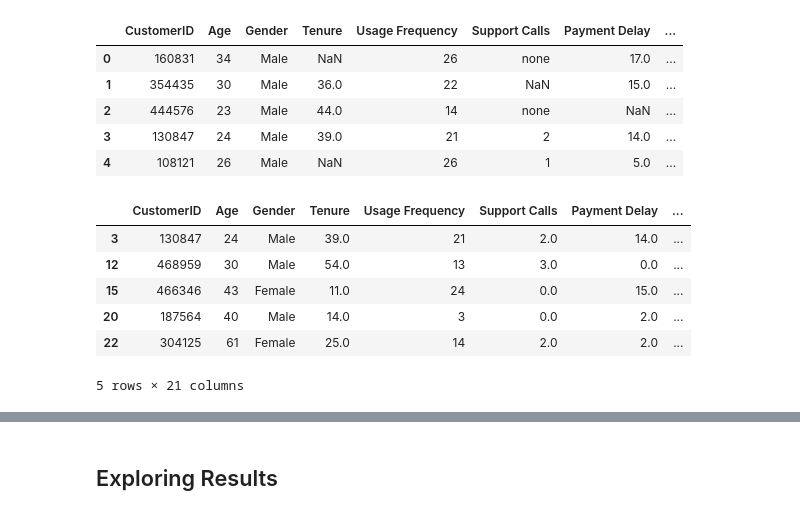
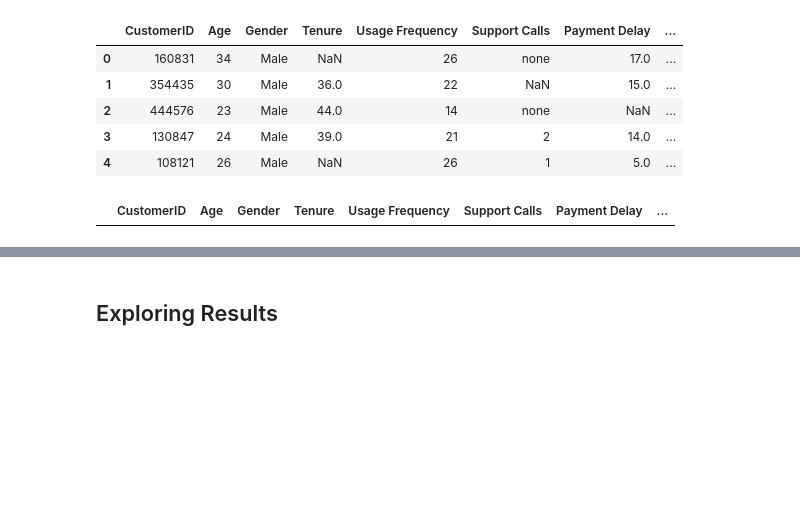
Before and after one commit to sterlingdavis314/mat311-credit_card_fraud, a Jupyter notebook: notebooks/churn_pred.ipynb, the cells around one changed output, grey strips where cells are left out. Drawn from its saved outputs; the diff is of its cells as text; code cells hidden in the pictures; blank space fills up the shorter version.

```diff
--- a/notebooks/churn_pred.ipynb
+++ b/notebooks/churn_pred.ipynb
@@ -19,7 +19,7 @@ from sklearn.tree import DecisionTreeClassifier, plot_tree
 # %%
 def replace_known_zero(df: pd.DataFrame, column: str) -> None:
     df[column] = df[column].replace("none", 0)
-    df[column] = df[column].replace("NaN", 0)
+    df[column] = df[column].replace(np.nan, 0)
     # print(processed_data["Support Calls"].value_counts())
     df[column] = df[column].astype("float")
 
@@ -31,8 +31,11 @@ def clean_data(dataframe: pd.DataFrame, drop: bool = True) -> pd.DataFrame:
     processed_data = one_hot_encoding(processed_data, "Contract Length")
     processed_data = one_hot_encoding(processed_data, "Customer Status", possible_values=["active", "inactive"])
 
-    replace_known_zero(processed_data, column="Support Calls")
-    replace_known_zero(processed_data, column="Payment Delay")
+    for col in ["Support Calls", "Tenure", "Payment Delay", "Last Interaction"]:
+        replace_known_zero(processed_data, column=col)
+    # replace_known_zero(processed_data, column="Support Calls")
+    # replace_known_zero(processed_data, column="Payment Delay")
+    # replace_known_zero(processed_data, column="Last Interaction")
 
     if drop:
         processed_data = processed_data.dropna()
@@ -82,15 +87,10 @@ y = processed_data["Churn"]
 X_train, X_test, y_train, y_test = train_test_split(X, y, test_size=0.3)
 # %%
 # print(unprocessed_data.head(n=20))
-processed_data.head()
+test_df = clean_data(unprocessed_data, drop=False)
+test_df[test_df.isna().any(axis=1)]
 # %% [output]
 |  | CustomerID | Age | Gender | Tenure | Usage Frequency | Support Calls | Payment Delay | ... |
-| 3 | 130847 | 24 | Male | 39.0 | 21 | 2.0 | 14.0 | ... |
-| 12 | 468959 | 30 | Male | 54.0 | 13 | 3.0 | 0.0 | ... |
-| 15 | 466346 | 43 | Female | 11.0 | 24 | 0.0 | 15.0 | ... |
-| 20 | 187564 | 40 | Male | 14.0 | 3 | 0.0 | 2.0 | ... |
-| 22 | 304125 | 61 | Female | 25.0 | 14 | 2.0 | 2.0 | ... |
-5 rows × 21 columns
 # %%
 #try ph with depth 1, ph with depth 4, ph with depth None
 #try N as the features with the same depth value
```
Also changed, not shown: parts of 5 cells of this notebook, 1 other file.
